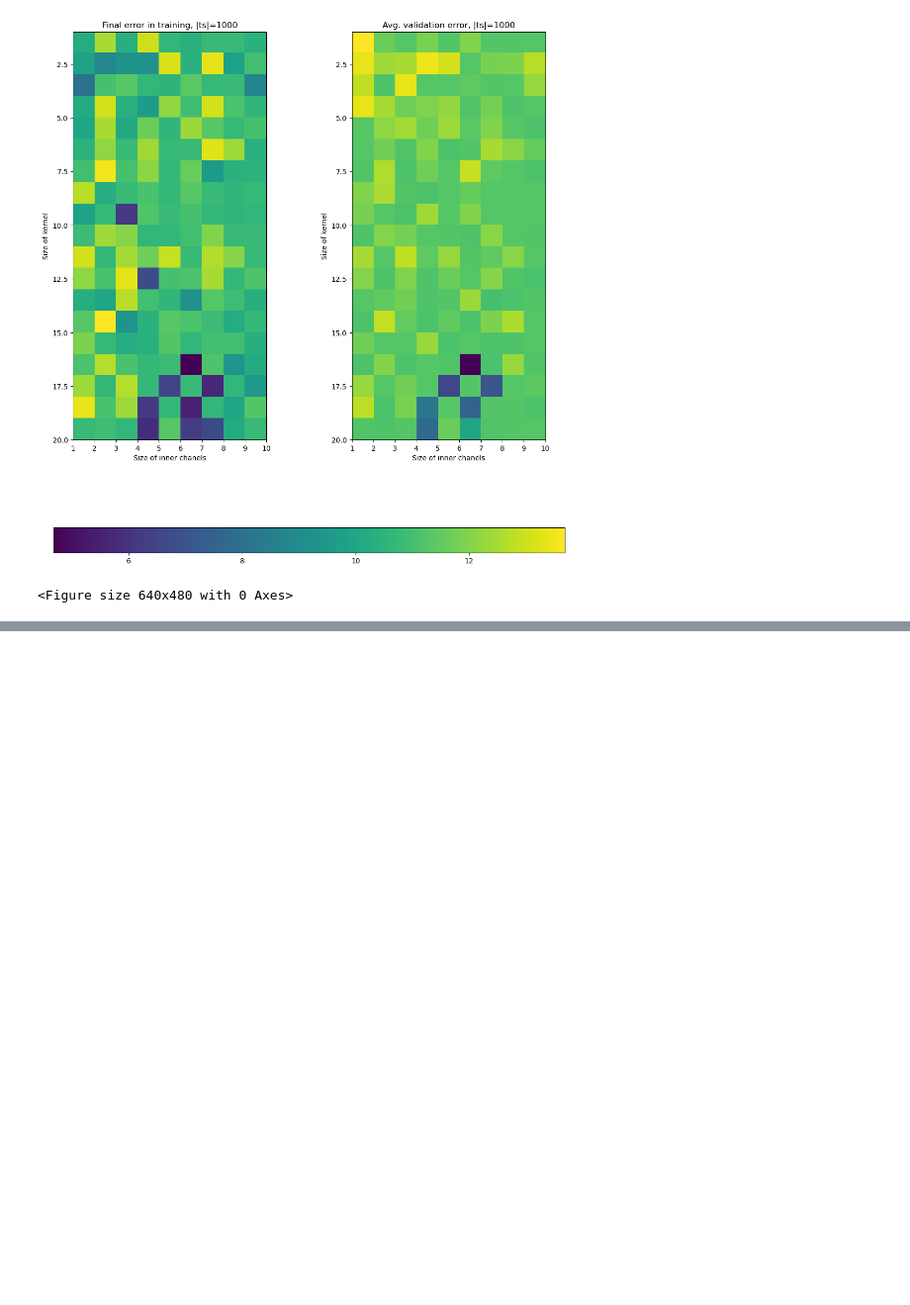
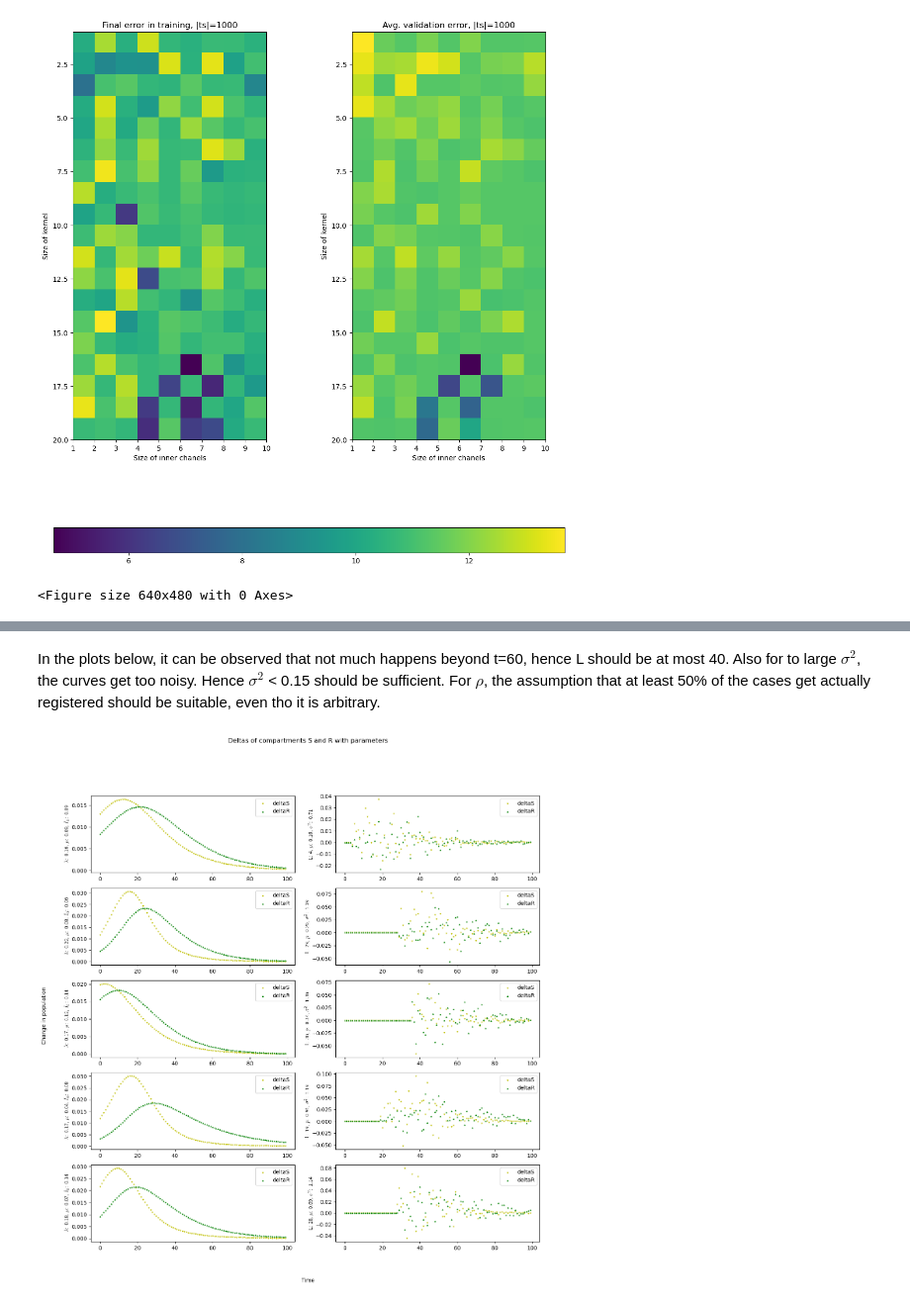
Before and after one commit to AnuR1234/GNN, a Jupyter notebook: Assignment4/epidemiology.ipynb, the cells around one changed output, grey strips where cells are left out. Shown at 99% size. Drawn from its saved outputs; the diff is of its cells as text; code cells hidden in the pictures; blank space fills up the shorter version.

```diff
--- a/Assignment4/epidemiology.ipynb
+++ b/Assignment4/epidemiology.ipynb
@@ -83,6 +42,8 @@ def generate_deltas(results, L = 0, rho=1, sigma_2=0):
     deltas =np.array([(s[(t-L)-1] - s[(t-L)], r[(t-L)] - r[(t-L) - 1]) for t in range(L + 1, len(s))])
     noise = np.random.normal(rho, sigma_2, deltas.shape)
     deltas *= noise
+    if L > 0:
+        deltas = np.vstack(([[0, 0] for i in range(L)],  deltas))
     return deltas
 # %%
 def simulate_sir_simple(lam, mu, I_0, T):
@@ -287,0 +362,36 @@ losses = P.train_network(x_train, y_train)
+# %%
+def plot_noisy_data(n, L_range = (1, 40), rho_range=(0.001, 1), sigma_2_range= (0.01, 2), T=100):
+    fig, axs = plt.subplots(n, 2, figsize=(15, 15))
+    time_range = [t for t in range(T)]
+    fig.suptitle("Deltas of compartments S and R with parameters")
+    fig.text(0.5, 0.04, 'Time', ha='center')
+    fig.text(0.04, 0.5, 'Change in population', va='center', rotation='vertical')
+    for i in range(n):
+        rho = round(np.random.uniform(*rho_range), 2)
+        sigma_2 = round(np.random.uniform(*sigma_2_range), 2)
+        L = np.random.choice([x for x in range(*L_range)])
+        y = [np.random.uniform(0.15, 0.25), np.random.uniform(0.01, 0.15), np.random.uniform(0.05, 0.15)]
+        time_range_shifted = [t for t in range(L, T)]
+        results = simulate_sir_simple(*y, T)
+        deltas = generate_deltas(results)
+        noisy_deltas = generate_deltas(results, L, rho, sigma_2)
+
+
+
+        axs[i, 0].set_ylabel(f" $\lambda$: {round(y[0], 2)}, $\mu$: {round(y[1], 2)}, $I_0$: {round(y[2], 2)}", usetex = True)
+        axs[i, 0].scatter(time_range, deltas[:, 0], marker="v", s=3, color="y", label="deltaS")
+        axs[i, 0].scatter(time_range, deltas[:, 1], marker="^", s=3, color="g", label="deltaR")
+
+        axs[i, 1].set_ylabel(f"L: {L}, $p$: {rho}, $\sigma^2$: {sigma_2}", usetex = True)
+        axs[i, 1].scatter(time_range, noisy_deltas[:, 0], marker="v", s=3, color="y", label="deltaS")
+        axs[i, 1].scatter(time_range, noisy_deltas[:, 1], marker="^", s=3, color="g", label="deltaR")
+
+
+        axs[i, 0].legend()
+        axs[i, 1].legend()
+# %% [markdown]
+In the plots below, it can be observed that not much happens beyond t=60, hence L should be at most 40. Also for to large $\sigma^2$, the curves get too noisy. Hence $\sigma^2$ < 0.15 should be sufficient. For $\rho$, the assumption that at least 50% of the cases get actually registered should be suitable, even tho it is arbitrary.
+# %%
+plot_noisy_data(5)
+# %% [output]
+[figure, added]
```
Also changed, not shown: parts of 30 cells of this notebook.
